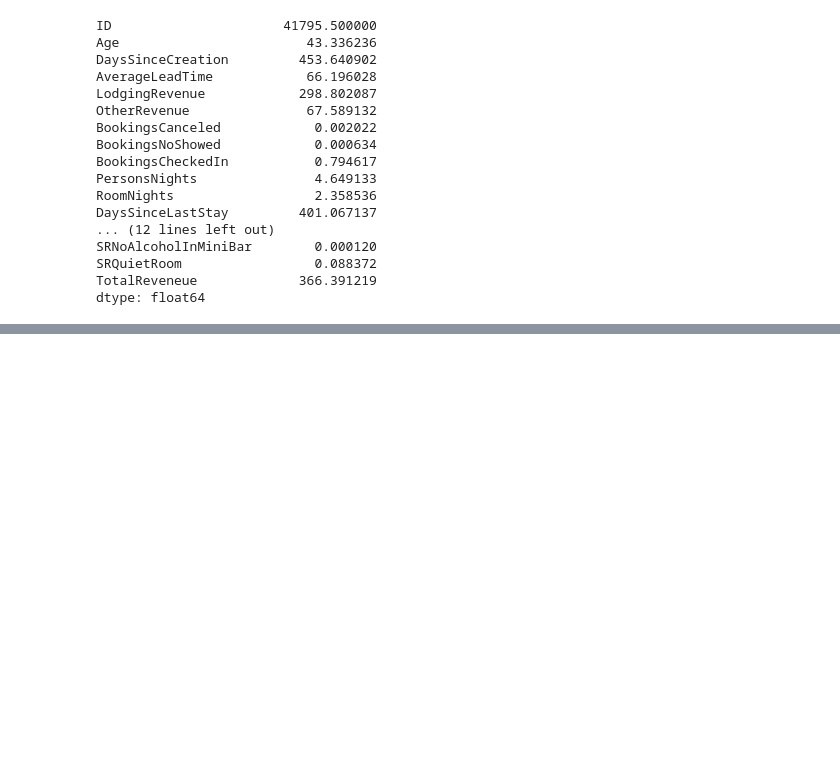
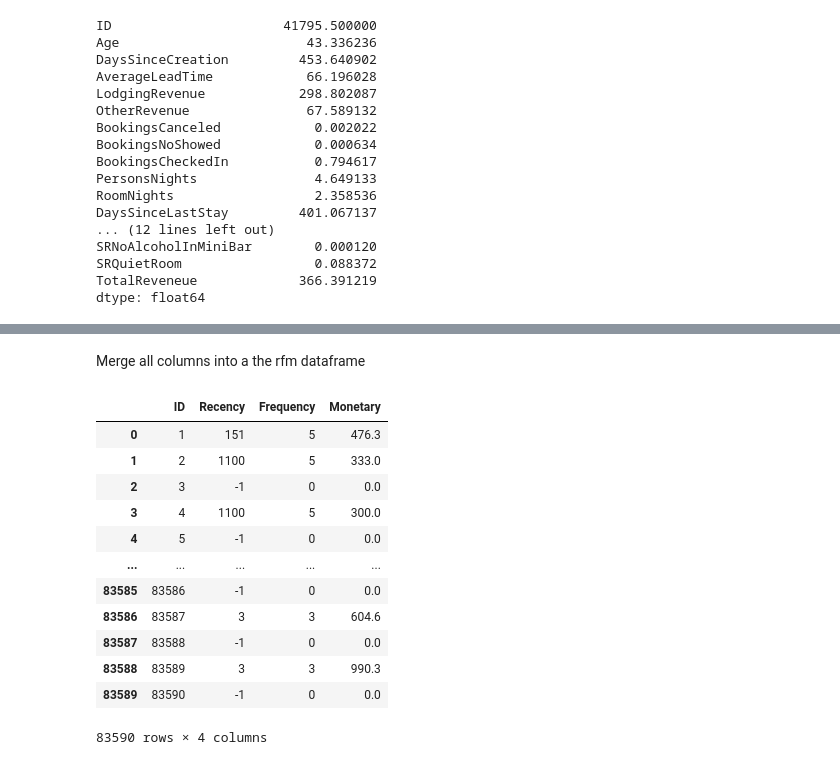
Before and after one commit to LNRobertson/Customer_Segmentation, a Jupyter notebook: notebooks/2_EDA.ipynb, the cells around one changed output, grey strips where cells are left out. Saved outputs shown, nothing was run; the diff lists cells and outputs as text; code cells hidden in the pictures; blank space fills up the shorter version.

```diff
--- a/notebooks/2_EDA.ipynb
+++ b/notebooks/2_EDA.ipynb
@@ -646,0 +731,21 @@ dtype: float64
+# %% [markdown]
+Merge all columns into a the rfm dataframe
+# %%
+rfm = pd.merge(recency, frequency, on='ID', how='inner')
+rfm = pd.merge(rfm, monetary, on='ID', how='inner')
+rfm.columns = ['ID', 'Recency', 'Frequency', 'Monetary']
+rfm
+# %% [output]
+|  | ID | Recency | Frequency | Monetary |
+| 0 | 1 | 151 | 5 | 476.3 |
+| 1 | 2 | 1100 | 5 | 333.0 |
+| 2 | 3 | -1 | 0 | 0.0 |
+| 3 | 4 | 1100 | 5 | 300.0 |
+| 4 | 5 | -1 | 0 | 0.0 |
+| ... | ... | ... | ... | ... |
+| 83585 | 83586 | -1 | 0 | 0.0 |
+| 83586 | 83587 | 3 | 3 | 604.6 |
+| 83587 | 83588 | -1 | 0 | 0.0 |
+| 83588 | 83589 | 3 | 3 | 990.3 |
+| 83589 | 83590 | -1 | 0 | 0.0 |
+83590 rows × 4 columns
```
Also changed, not shown: parts of 31 cells of this notebook.
